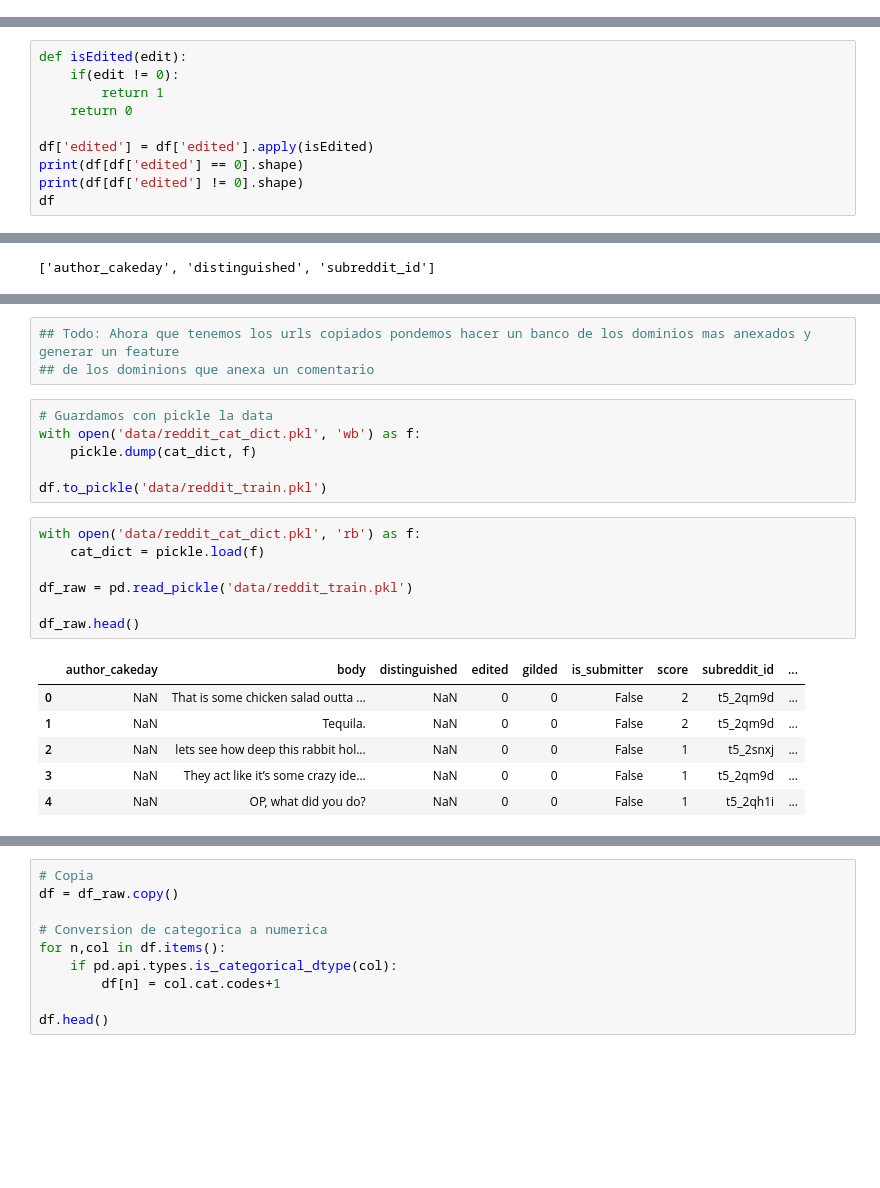
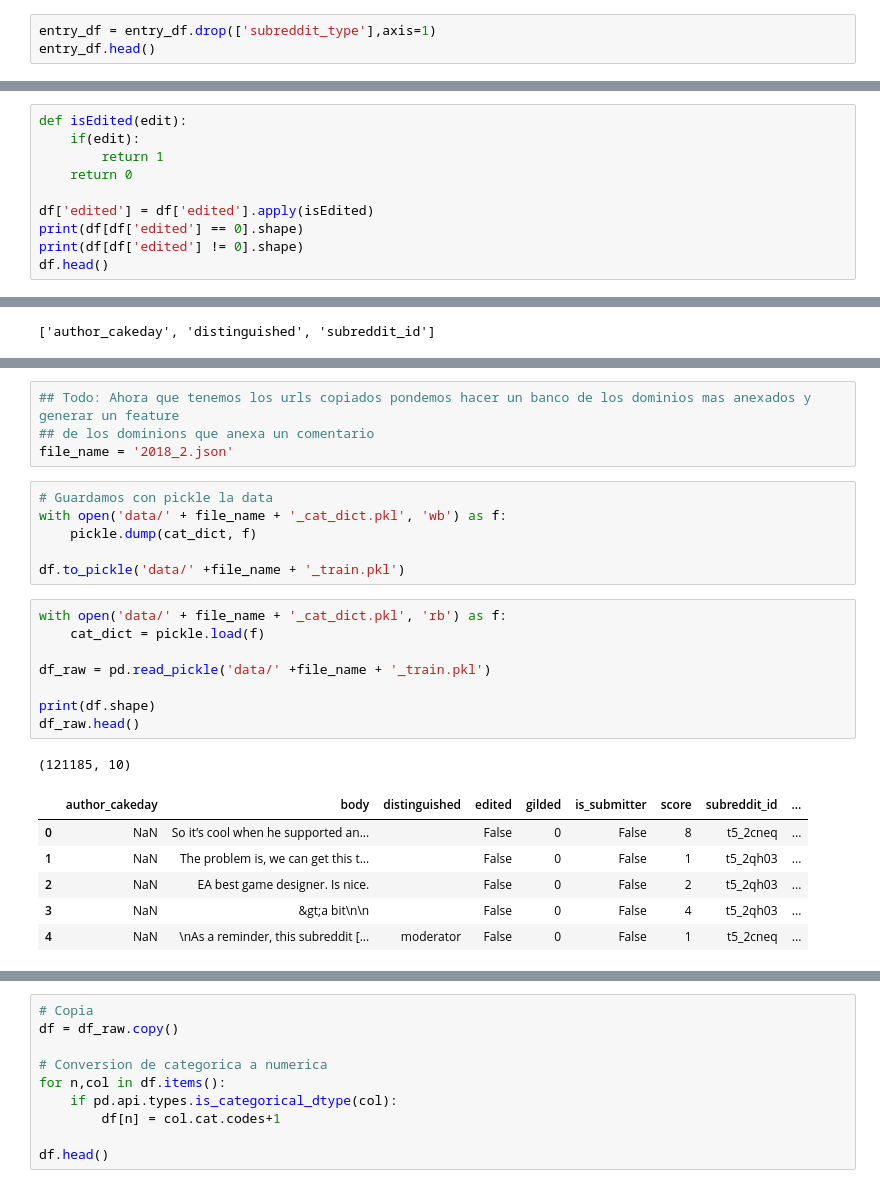
Before and after one commit to JaumeBofi/Reddit-Karma-Predictor, a Jupyter notebook: TA ML.ipynb, the cells around one changed output, grey strips where cells are left out. Drawn from its saved outputs; the diff is of its cells as text; blank space fills up the shorter version.

```diff
--- a/TA ML.ipynb
+++ b/TA ML.ipynb
@@ -128,0 +151,3 @@ entry_df.head()
+# %%
+entry_df = entry_df.drop(['subreddit_type'],axis=1)
+entry_df.head()
@@ -201,11 +221,11 @@ See the caveats in the documentation: http://pandas.pydata.org/pandas-docs/stabl
 # %%
 def isEdited(edit):
-    if(edit != 0):
+    if(edit):
         return 1
     return 0
 
 df['edited'] = df['edited'].apply(isEdited)
 print(df[df['edited'] == 0].shape)
 print(df[df['edited'] != 0].shape)
-df
+df.head()
 # %% [output]
@@ -280,23 +288,26 @@ dtype: int64
 # %%
 ## Todo: Ahora que tenemos los urls copiados pondemos hacer un banco de los dominios mas anexados y generar un feature
 ## de los dominions que anexa un comentario
+file_name = '2018_2.json'
 # %%
 # Guardamos con pickle la data
-with open('data/reddit_cat_dict.pkl', 'wb') as f:
+with open('data/' + file_name + '_cat_dict.pkl', 'wb') as f:
     pickle.dump(cat_dict, f)
 
-df.to_pickle('data/reddit_train.pkl')
+df.to_pickle('data/' +file_name + '_train.pkl')
 # %%
-with open('data/reddit_cat_dict.pkl', 'rb') as f:
+with open('data/' + file_name + '_cat_dict.pkl', 'rb') as f:
     cat_dict = pickle.load(f)
 
-df_raw = pd.read_pickle('data/reddit_train.pkl')
+df_raw = pd.read_pickle('data/' +file_name + '_train.pkl')
 
+print(df.shape)
 df_raw.head()
 # %% [output]
+(121185, 10)
 |  | author_cakeday | body | distinguished | edited | gilded | is_submitter | score | subreddit_id | ... |
-| 0 | NaN | That is some chicken salad outta ... | NaN | 0 | 0 | False | 2 | t5_2qm9d | ... |
-| 1 | NaN | Tequila. | NaN | 0 | 0 | False | 2 | t5_2qm9d | ... |
-| 2 | NaN | lets see how deep this rabbit hol... | NaN | 0 | 0 | False | 1 | t5_2snxj | ... |
-| 3 | NaN | They act like it’s some crazy ide... | NaN | 0 | 0 | False | 1 | t5_2qm9d | ... |
-| 4 | NaN | OP, what did you do? | NaN | 0 | 0 | False | 1 | t5_2qh1i | ... |
+| 0 | NaN | So it’s cool when he supported an... |  | False | 0 | False | 8 | t5_2cneq | ... |
+| 1 | NaN | The problem is, we can get this t... |  | False | 0 | False | 1 | t5_2qh03 | ... |
+| 2 | NaN | EA best game designer. Is nice. |  | False | 0 | False | 2 | t5_2qh03 | ... |
+| 3 | NaN | &gt;a bit\n\n |  | False | 0 | False | 4 | t5_2qh03 | ... |
+| 4 | NaN | \nAs a reminder, this subreddit [... | moderator | False | 0 | False | 1 | t5_2cneq | ... |
```
Also changed, not shown: parts of 16 cells of this notebook, 2 other files.
